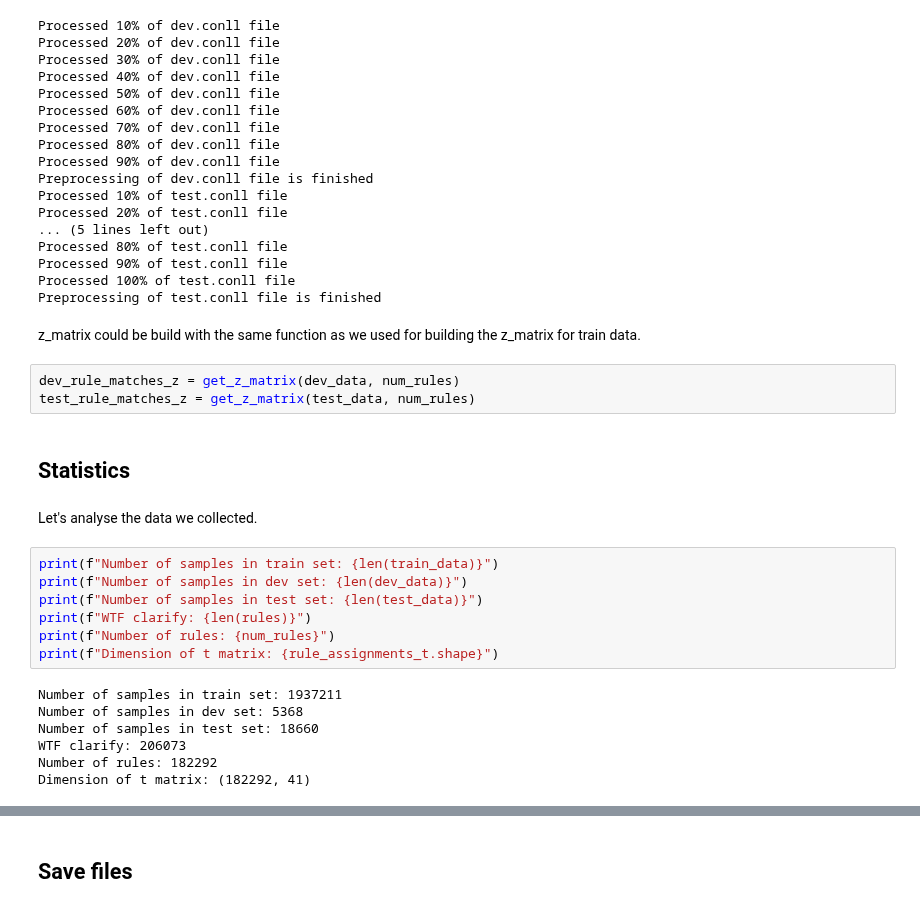
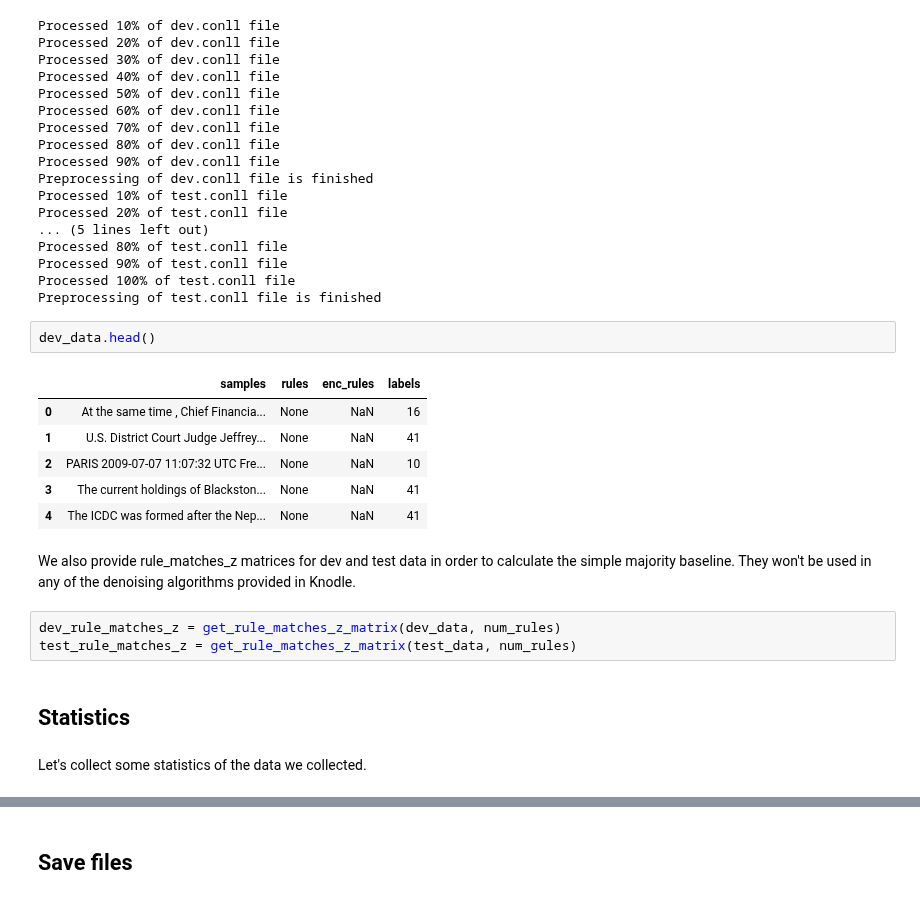
Before and after one commit to knodle/knodle, a Jupyter notebook: tutorials/conll_relation_extraction_dataset/entity_pairs_aka_lfs/Prepare_TAC_based_RE_dataset.ipynb, the cells around one changed output, grey strips where cells are left out. Drawn from its saved outputs; the diff is of its cells as text.

```diff
--- a/tutorials/conll_relation_extraction_dataset/entity_pairs_aka_lfs/Prepare_TAC_based_RE_dataset.ipynb
+++ b/tutorials/conll_relation_extraction_dataset/entity_pairs_aka_lfs/Prepare_TAC_based_RE_dataset.ipynb
@@ -382,26 +390,21 @@ Processed 80% of test.conll file
 Processed 90% of test.conll file
 Processed 100% of test.conll file
 Preprocessing of test.conll file is finished
-# %% [markdown]
-z_matrix could be build with the same function as we used for building the z_matrix for train data.
+# %%
+dev_data.head()
+# %% [output]
+|  | samples | rules | enc_rules | labels |
+| 0 | At the same time , Chief Financia... | None | NaN | 16 |
+| 1 | U.S. District Court Judge Jeffrey... | None | NaN | 41 |
+| 2 | PARIS 2009-07-07 11:07:32 UTC Fre... | None | NaN | 10 |
+| 3 | The current holdings of Blackston... | None | NaN | 41 |
+| 4 | The ICDC was formed after the Nep... | None | NaN | 41 |
+# %% [markdown]
+We also provide rule_matches_z matrices for dev and test data in order to calculate the simple majority baseline. They won't be used in any of the denoising algorithms provided in Knodle.
 # %%
-dev_rule_matches_z = get_z_matrix(dev_data, num_rules)
-test_rule_matches_z = get_z_matrix(test_data, num_rules)
+dev_rule_matches_z = get_rule_matches_z_matrix(dev_data, num_rules)
+test_rule_matches_z = get_rule_matches_z_matrix(test_data, num_rules)
 # %% [markdown]
 ## Statistics
 # %% [markdown]
-Let's analyse the data we collected.
+Let's collect some statistics of the data we collected.
-# %%
-print(f"Number of samples in train set: {len(train_data)}")
-print(f"Number of samples in dev set: {len(dev_data)}")
-print(f"Number of samples in test set: {len(test_data)}")
-print(f"WTF clarify: {len(rules)}")
-print(f"Number of rules: {num_rules}")
-print(f"Dimension of t matrix: {rule_assignments_t.shape}")
-# %% [output]
-Number of samples in train set: 1937211
-Number of samples in dev set: 5368
-Number of samples in test set: 18660
-WTF clarify: 206073
-Number of rules: 182292
-Dimension of t matrix: (182292, 41)
```
Also changed, not shown: parts of 15 cells of this notebook.
